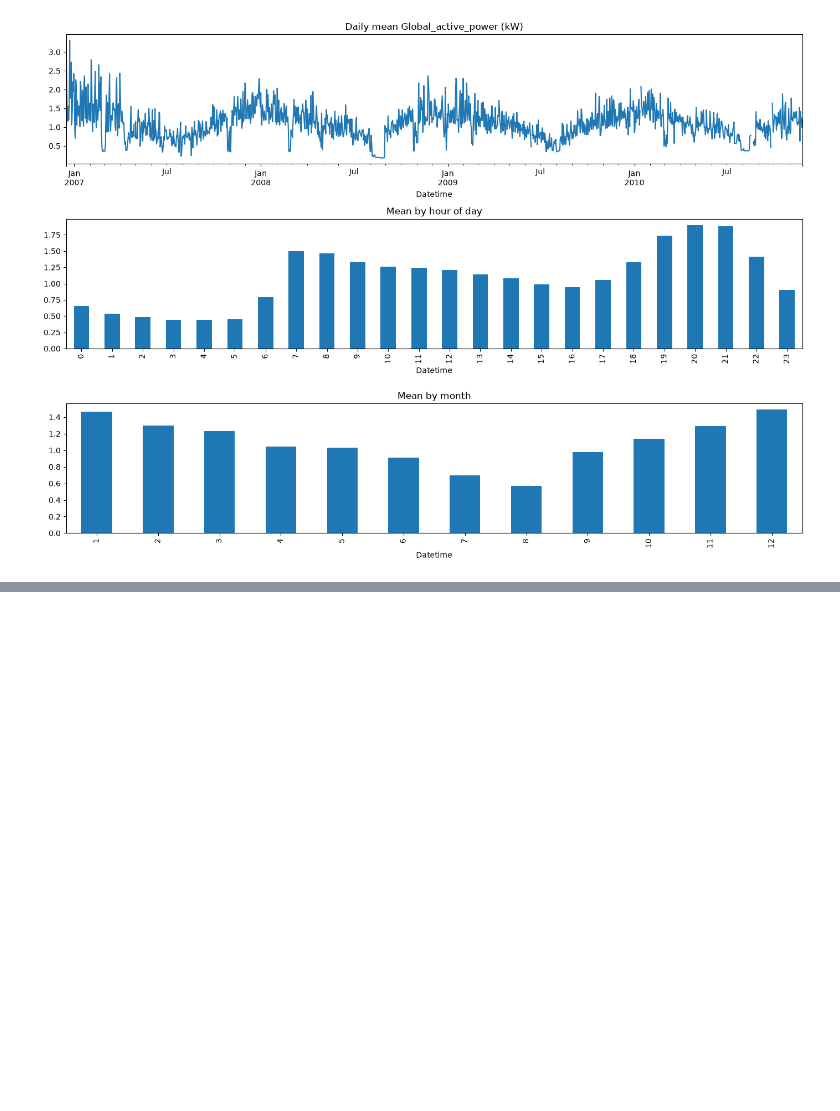
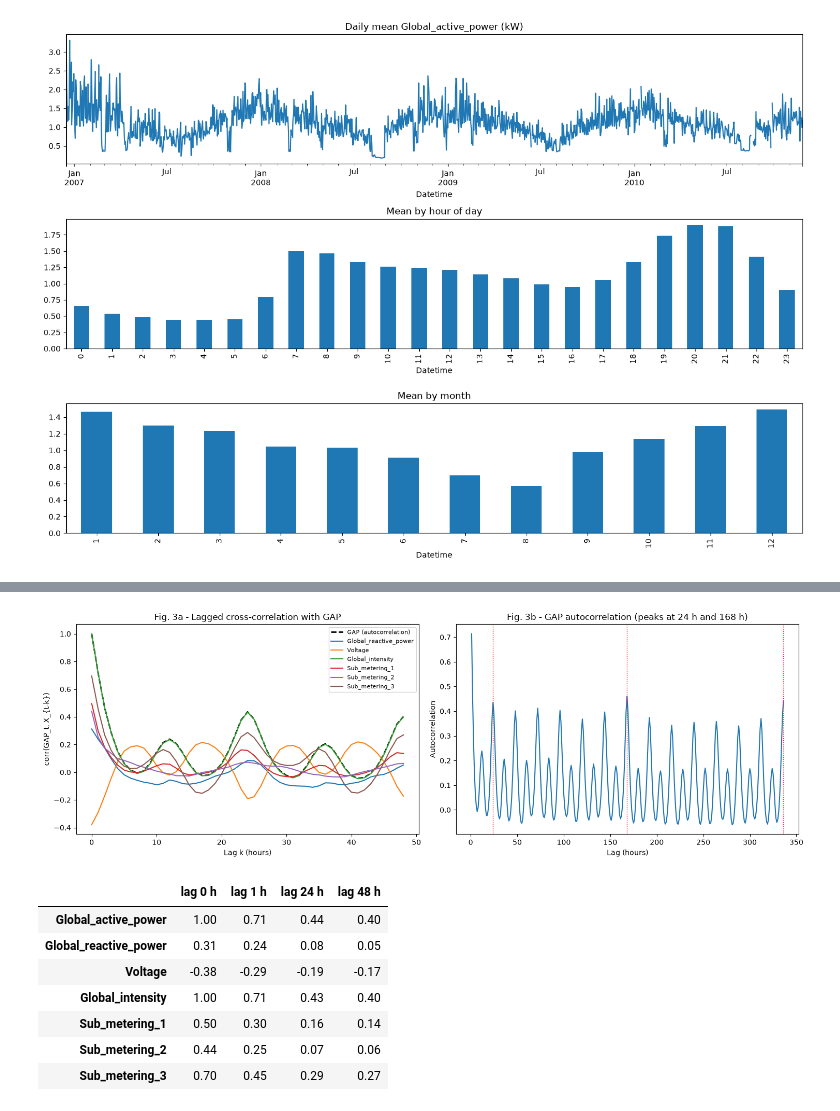
Before and after one commit to jonas703/AISE4010, a Jupyter notebook: AISE4010_Project_Group11.ipynb, the cells around one changed output, grey strips where cells are left out. Cells and saved outputs as stored; diff of their text form; code cells hidden in the pictures; blank space fills up the shorter version.

```diff
--- a/AISE4010_Project_Group11.ipynb
+++ b/AISE4010_Project_Group11.ipynb
@@ -132,0 +293,36 @@ plt.show()
+# %%
+lags = range(49)
+xcorr = pd.DataFrame({col: [hourly_raw[TARGET].corr(hourly_raw[col].shift(k)) for k in lags]
+                      for col in hourly_raw.columns}, index=lags)
+acf_lags = range(1, 2 * WEEK + 1)
+acf = pd.Series([hourly_raw[TARGET].autocorr(k) for k in acf_lags], index=acf_lags)
+
+fig, axes = plt.subplots(1, 2, figsize=(15, 5))
+for col in xcorr.columns:
+    style = dict(color='k', ls='--', lw=2) if col == TARGET else {}
+    label = 'GAP (autocorrelation)' if col == TARGET else col
+    axes[0].plot(xcorr.index, xcorr[col], label=label, **style)
+axes[0].set(xlabel='Lag k (hours)', ylabel='corr(GAP_t, X_{t-k})',
+            title='Fig. 3a - Lagged cross-correlation with GAP')
+axes[0].legend(fontsize=8)
+
+axes[1].plot(acf.index, acf)
+for k in (DAY, WEEK, 2 * WEEK):
+    axes[1].axvline(k, color='r', ls=':', lw=1)
+axes[1].set(xlabel='Lag (hours)', ylabel='Autocorrelation',
+            title='Fig. 3b - GAP autocorrelation (peaks at 24 h and 168 h)')
+
+plt.tight_layout()
+plt.show()
+
+xcorr.loc[[0, 1, 24, 48]].T.round(2).rename(columns=lambda k: f'lag {k} h')
+# %% [output]
+[figure, added]
+|  | lag 0 h | lag 1 h | lag 24 h | lag 48 h |
+| Global_active_power | 1.00 | 0.71 | 0.44 | 0.40 |
+| Global_reactive_power | 0.31 | 0.24 | 0.08 | 0.05 |
+| Voltage | -0.38 | -0.29 | -0.19 | -0.17 |
+| Global_intensity | 1.00 | 0.71 | 0.43 | 0.40 |
+| Sub_metering_1 | 0.50 | 0.30 | 0.16 | 0.14 |
+| Sub_metering_2 | 0.44 | 0.25 | 0.07 | 0.06 |
+| Sub_metering_3 | 0.70 | 0.45 | 0.29 | 0.27 |
```
Also changed, not shown: parts of 29 cells of this notebook, 3 other files.
